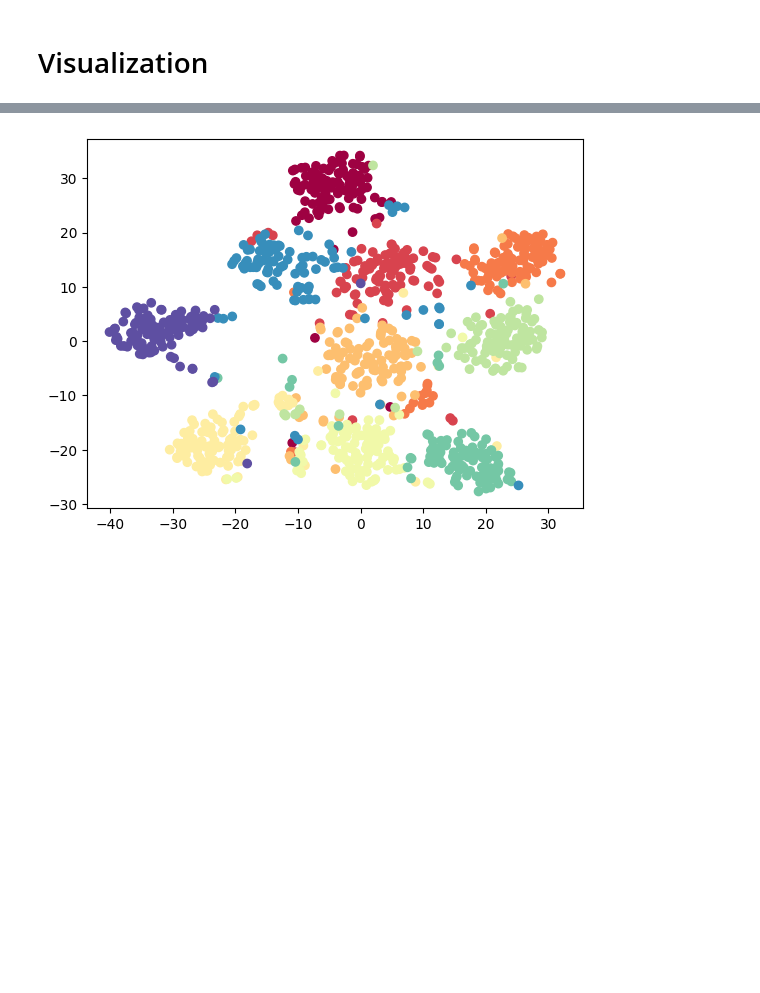
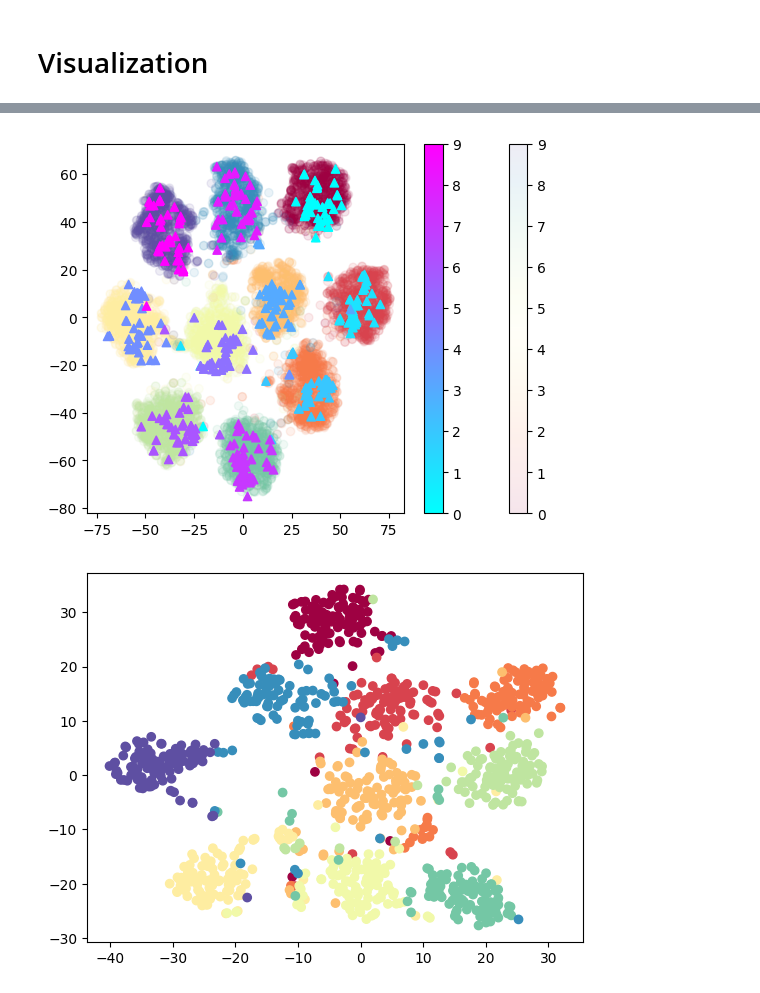
Before and after one commit to NayameoW/T-SNE-Visualization-of-imagenette, a Jupyter notebook: imagenette.ipynb, the cells around one changed output, grey strips where cells are left out. Cells and saved outputs as stored; diff of their text form; code cells hidden in the pictures; blank space fills up the shorter version.

```diff
--- a/imagenette.ipynb
+++ b/imagenette.ipynb
@@ -83,7 +118,7 @@ validation_features = feature_extractor.predict(validation_generator)
 # %%
 dis_datagen = ImageDataGenerator(rescale=1./255)
 distilled_generator = dis_datagen.flow_from_directory(
-    '/root/data/syn_data/imagenette/23/',
+    '/root/data/Ours_v2_50ipc/',
     target_size=(224, 224),
     batch_size=50,
     class_mode='categorical',
@@ -114,2 +149,27 @@ plt.show()
+# %%
+import numpy as np
+from sklearn.manifold import TSNE
+
+labels = np.concatenate((original_generator.classes, distilled_generator.classes))
+features = np.concatenate((train_features,distilled_features))
+
+tsne = TSNE(random_state=40, n_components=2,verbose=0, perplexity=30)
+features_2d = tsne.fit_transform(features)
+# %%
+import matplotlib.pyplot as plt
+original_features_2d = features_2d[:len(train_features)]
+distilled_features_2d = features_2d[len(train_features):]
+original_labels = labels[:len(train_features)]
+distilled_labels = labels[len(train_features):]
+
+fig, ax = plt.subplots()
+scatter1 = ax.scatter(original_features_2d[:, 0], original_features_2d[:, 1], cmap='Spectral', c=original_labels, alpha=0.1)
+plt.colorbar(scatter1, ax=ax)
+
+scatter2 = ax.scatter(distilled_features_2d[:, 0], distilled_features_2d[:, 1], cmap='cool', c=distilled_labels, marker='^')
+plt.colorbar(scatter2, ax=ax)
+plt.show()
+# %% [output]
+[figure, added]
 # %%
 distilled_features_2d = tsne.fit_transform(distilled_features)
```
Also changed, not shown: parts of 13 cells of this notebook.
